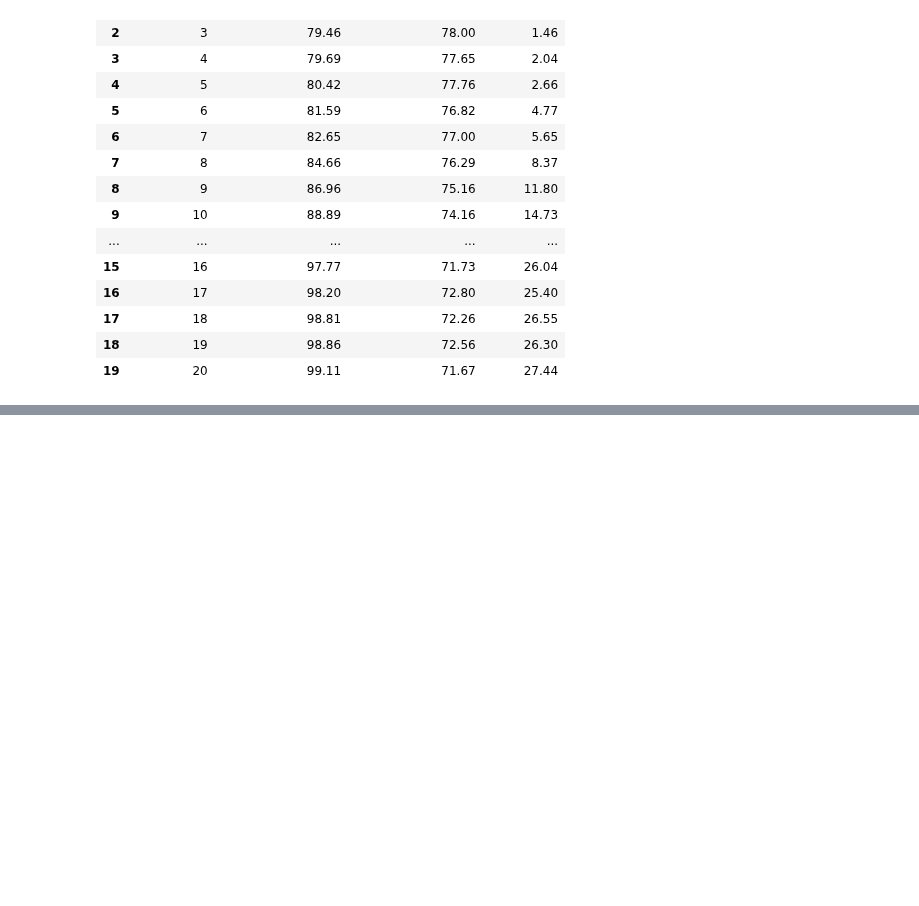
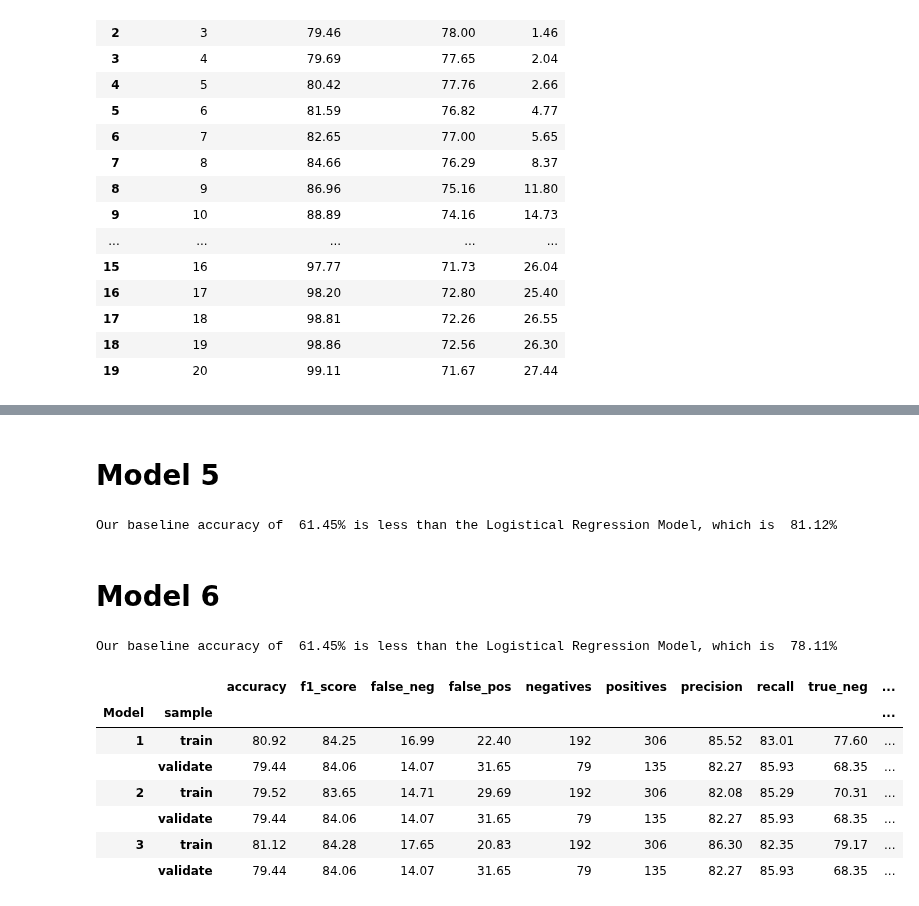
Before and after one commit to BraedenWright/classification-exercises, a Jupyter notebook: model.ipynb, the cells around one changed output, grey strips where cells are left out. Saved outputs shown, nothing was run; the diff lists cells and outputs as text; code cells hidden in the pictures; blank space fills up the shorter version.

```diff
--- a/model.ipynb
+++ b/model.ipynb
@@ -1490,0 +1649,42 @@ metrics_df.pivot_table(index=['k_classifier', 'sample'])
+# %% [markdown]
+# Model 5
+# %%
+# Make it
+logit = LogisticRegression(C=10, random_state=9337)
+
+# Features to focus on
+features = ['age', 'passenger_class', 'sex_male']
+
+# Fit it
+logit.fit(x_train[features], y_train)
+
+# Predict
+y_pred = logit.predict(x_train[features])
+
+# Model Score
+m_score = logit.score(x_train[features], y_train)
+
+print(f'Our baseline accuracy of {baseline_accuracy: .2%} is less than the Logistical Regression Model, which is {m_score: .2%}')
+# %% [output]
+Our baseline accuracy of  61.45% is less than the Logistical Regression Model, which is  81.12%
+# %% [markdown]
+# Model 6
+# %%
+# Make it
+logit = LogisticRegression(C=10, random_state=9337)
+
+# Features to focus on
+features = ['passenger_class', 'sex_male']
+
+# Fit it
+logit.fit(x_train[features], y_train)
+
+# Predict
+y_pred = logit.predict(x_train[features])
+
+# Model Score
+m_score = logit.score(x_train[features], y_train)
+
+print(f'Our baseline accuracy of {baseline_accuracy: .2%} is less than the Logistical Regression Model, which is {m_score: .2%}')
+# %% [output]
+Our baseline accuracy of  61.45% is less than the Logistical Regression Model, which is  78.11%
@@ -1490,0 +1959,12 @@ metrics_df.pivot_table(index=['k_classifier', 'sample'])
+# %%
+metrics_df = titanic_regression(df)
+metrics_df.pivot_table(index=['Model', 'sample'])
+# %% [output]
+|  |  | accuracy | f1_score | false_neg | false_pos | negatives | positives | precision | recall | true_neg | ... |
+| Model | sample |  |  |  |  |  |  |  |  |  | ... |
+| 1 | train | 80.92 | 84.25 | 16.99 | 22.40 | 192 | 306 | 85.52 | 83.01 | 77.60 | ... |
+|  | validate | 79.44 | 84.06 | 14.07 | 31.65 | 79 | 135 | 82.27 | 85.93 | 68.35 | ... |
+| 2 | train | 79.52 | 83.65 | 14.71 | 29.69 | 192 | 306 | 82.08 | 85.29 | 70.31 | ... |
+|  | validate | 79.44 | 84.06 | 14.07 | 31.65 | 79 | 135 | 82.27 | 85.93 | 68.35 | ... |
+| 3 | train | 81.12 | 84.28 | 17.65 | 20.83 | 192 | 306 | 86.30 | 82.35 | 79.17 | ... |
+|  | validate | 79.44 | 84.06 | 14.07 | 31.65 | 79 | 135 | 82.27 | 85.93 | 68.35 | ... |
```
Also changed, not shown: parts of 105 cells of this notebook.
